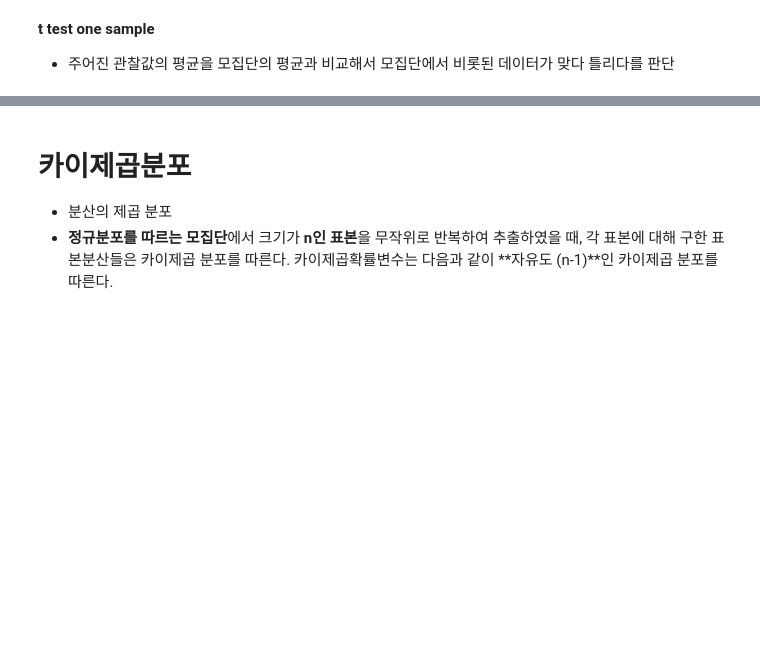
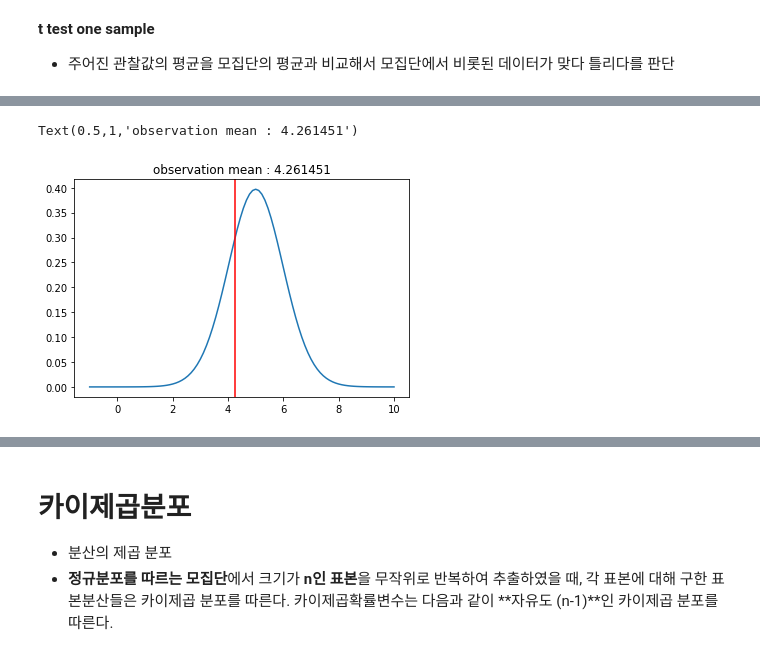
Before and after one commit to k821209/biostatistics, a Jupyter notebook: 2018/biostatistics_170831.ipynb, the cells around one changed output, grey strips where cells are left out. Cells and saved outputs as stored; diff of their text form; code cells hidden in the pictures; blank space fills up the shorter version.

```diff
--- a/2018/biostatistics_170831.ipynb
+++ b/2018/biostatistics_170831.ipynb
@@ -237,3 +256,11 @@ np.mean(rvs)
+# %%
+rv = t(df=len(rvs),loc=5)
+plt.plot(xx, rv.pdf(xx), label=("studen-t (dof = %d)" % df))
+plt.axvline(x=np.mean(rvs),c='r')
+plt.title("observation mean : %f"%np.mean(rvs))
+# %% [output]
+Text(0.5,1,'observation mean : 4.261451')
+[figure, added]
 # %%
 ttest_1samp(rvs,5.0)
 # %% [output]
```
Also changed, not shown: parts of 13 cells of this notebook, 29 other files.
